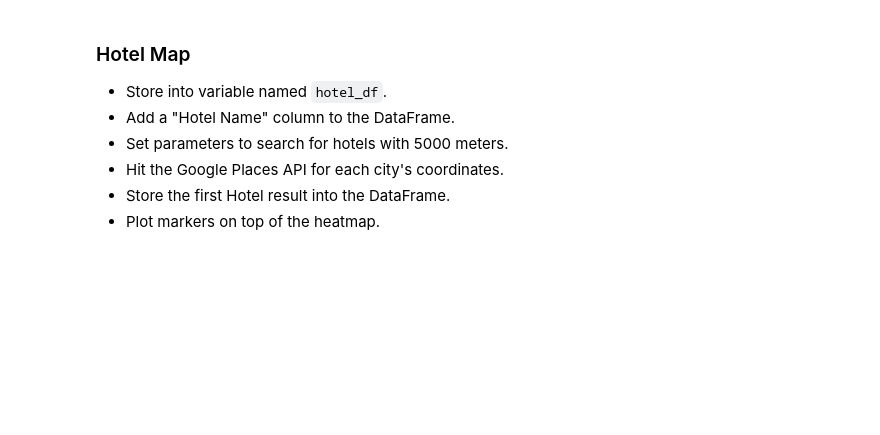
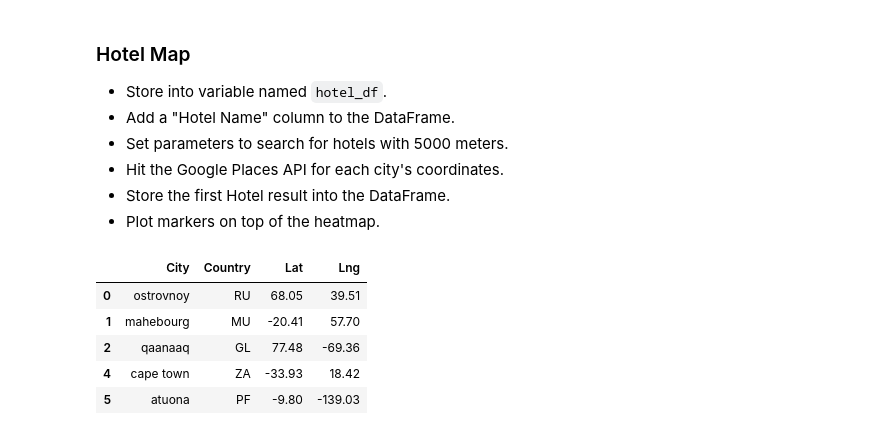
Before and after one commit to xilo94/python-api-challenge, a Jupyter notebook: starter_code/VacationPy.ipynb, the cells around one changed output. Drawn from its saved outputs; the diff is of its cells as text; code cells hidden in the pictures; blank space fills up the shorter version.

```diff
--- a/starter_code/VacationPy.ipynb
+++ b/starter_code/VacationPy.ipynb
@@ -91,3 +100,19 @@ weather_wind = city_data(['Wind Speed'] <10) & city_data(['Cloudiness'] != 0)]
 * Hit the Google Places API for each city's coordinates.
 * Store the first Hotel result into the DataFrame.
 * Plot markers on top of the heatmap.
+# %%
+hotel_df = pd.DataFrame()
+name_hotel = pd.DataFrame(weather_cloud)
+hotel_df['City'] =name_hotel['City']
+hotel_df['Country'] = name_hotel['Country']
+hotel_df['Lat'] = name_hotel['Lat']
+hotel_df['Lng'] = name_hotel['Lng']
+
+hotel_df.head()
+# %% [output]
+|  | City | Country | Lat | Lng |
+| 0 | ostrovnoy | RU | 68.05 | 39.51 |
+| 1 | mahebourg | MU | -20.41 | 57.70 |
+| 2 | qaanaaq | GL | 77.48 | -69.36 |
+| 4 | cape town | ZA | -33.93 | 18.42 |
+| 5 | atuona | PF | -9.80 | -139.03 |
```
Also changed, not shown: parts of 7 cells of this notebook, 7 other files.
